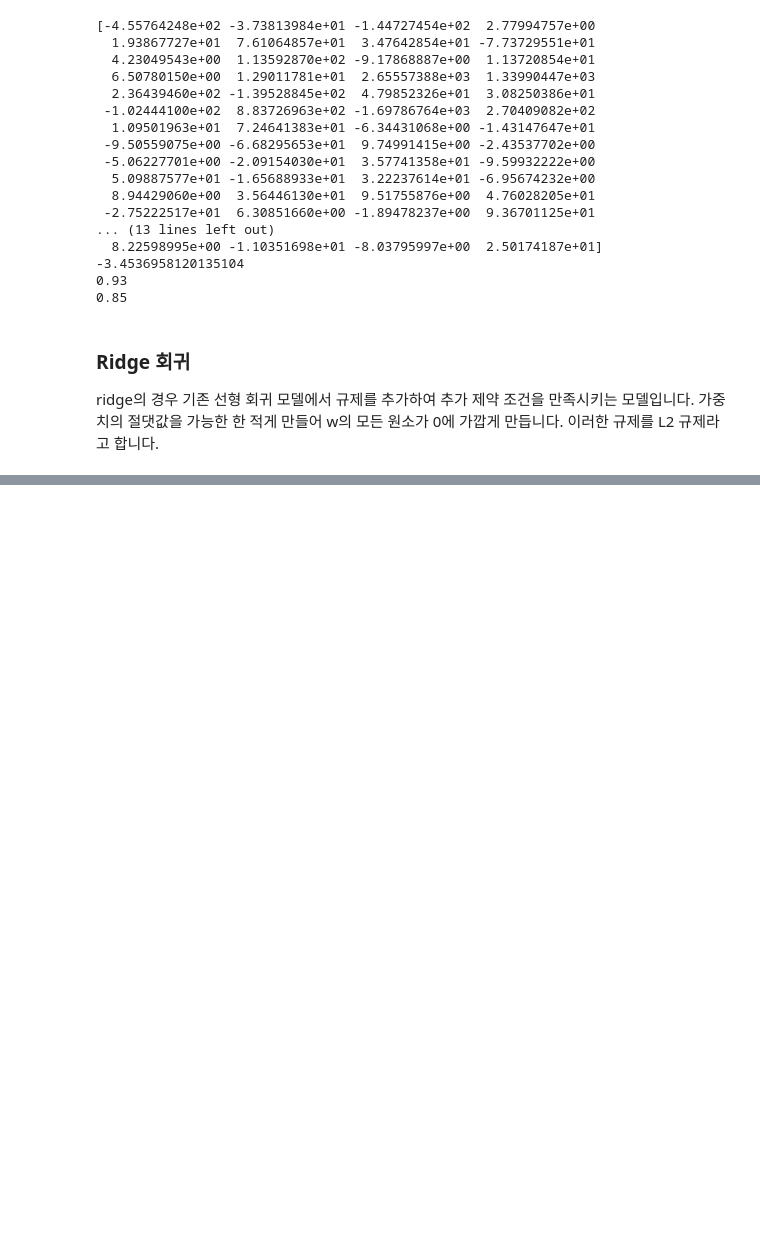
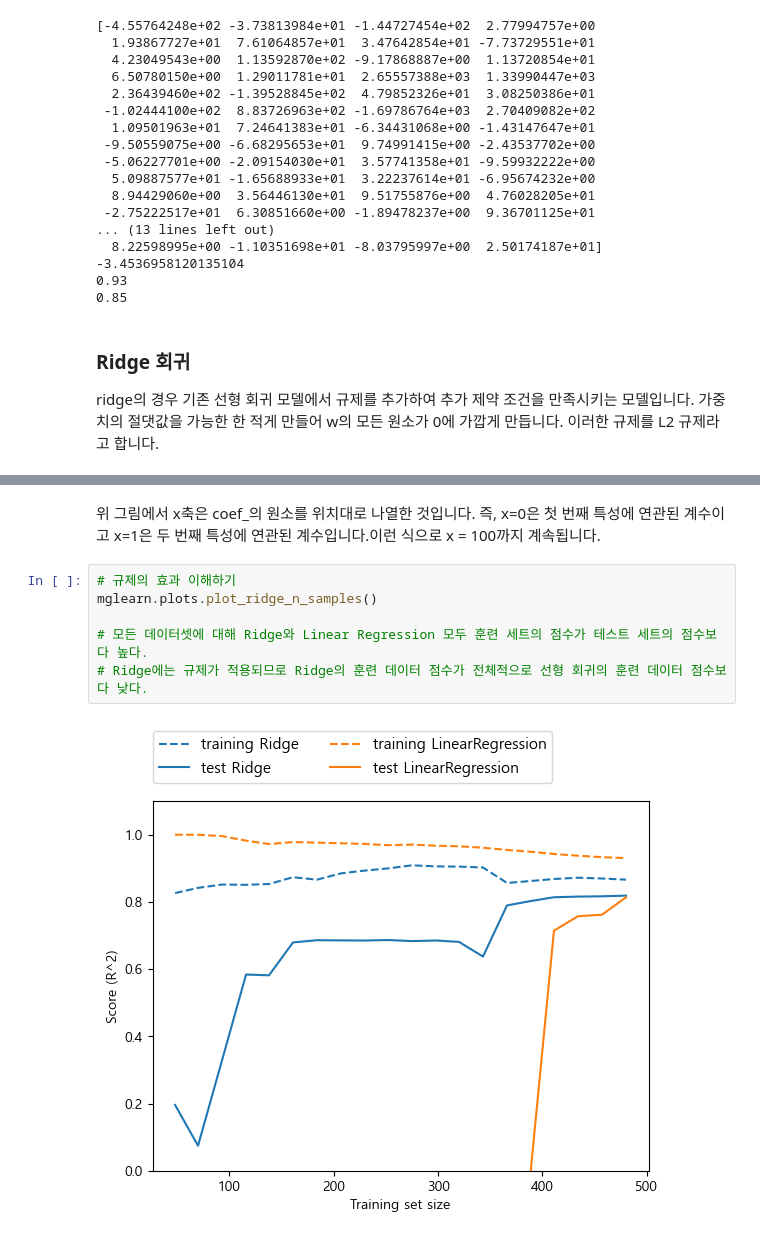
Before and after one commit to LeeHeonWoo1/ML_DL, a Jupyter notebook: ML/IMLP/2_supervised_learning.ipynb, the cells around one changed output, grey strips where cells are left out. Saved outputs shown, nothing was run; the diff lists cells and outputs as text; blank space fills up the shorter version.

```diff
--- a/ML/IMLP/2_supervised_learning.ipynb
+++ b/ML/IMLP/2_supervised_learning.ipynb
@@ -310,0 +349,10 @@ ridge의 경우 기존 선형 회귀 모델에서 규제를 추가하여 추가
+# %% [markdown]
+위 그림에서 x축은 coef_의 원소를 위치대로 나열한 것입니다. 즉, x=0은 첫 번째 특성에 연관된 계수이고 x=1은 두 번째 특성에 연관된 계수입니다.이런 식으로 x = 100까지 계속됩니다.
+# %%
+# 규제의 효과 이해하기
+mglearn.plots.plot_ridge_n_samples()
+
+# 모든 데이터셋에 대해 Ridge와 Linear Regression 모두 훈련 세트의 점수가 테스트 세트의 점수보다 높다.
+# Ridge에는 규제가 적용되므로 Ridge의 훈련 데이터 점수가 전체적으로 선형 회귀의 훈련 데이터 점수보다 낮다.
+# %% [output]
+[figure, added]
```
Also changed, not shown: parts of 6 cells of this notebook.
